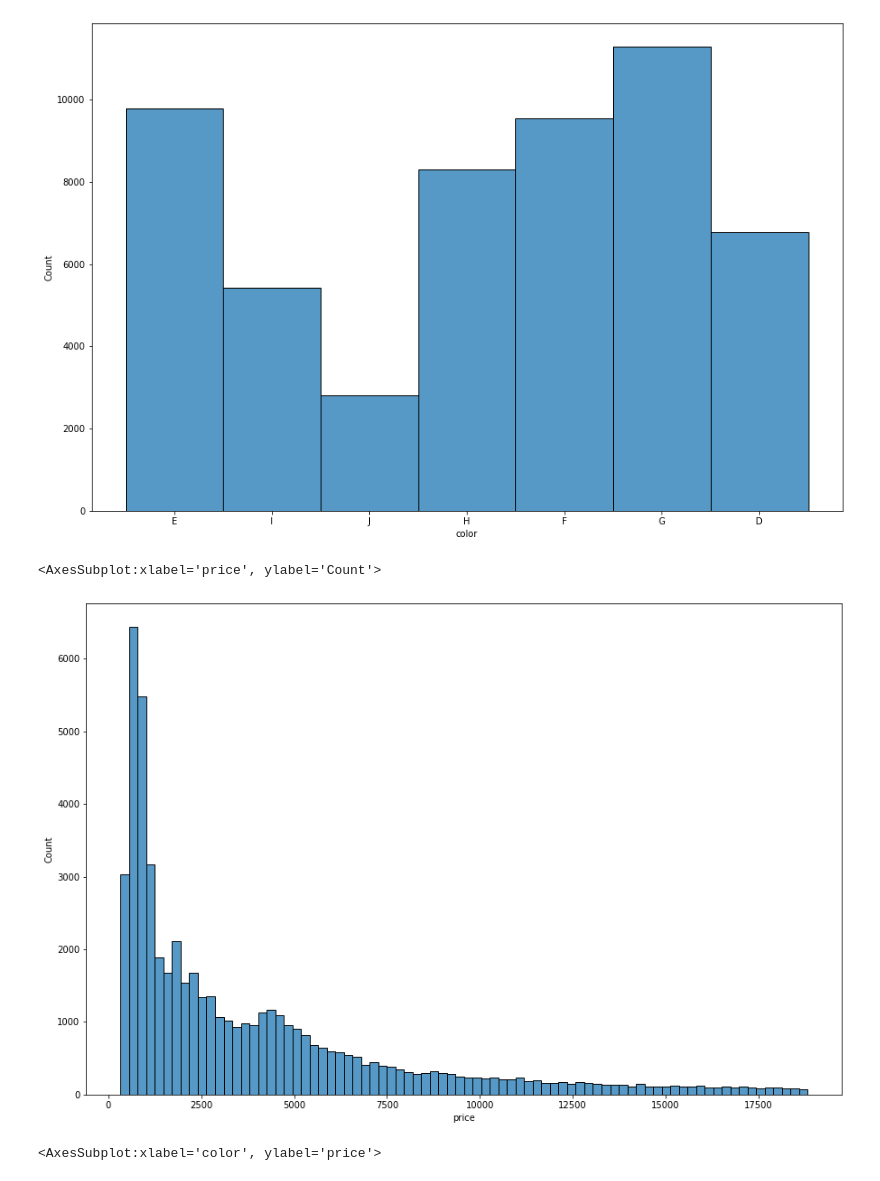
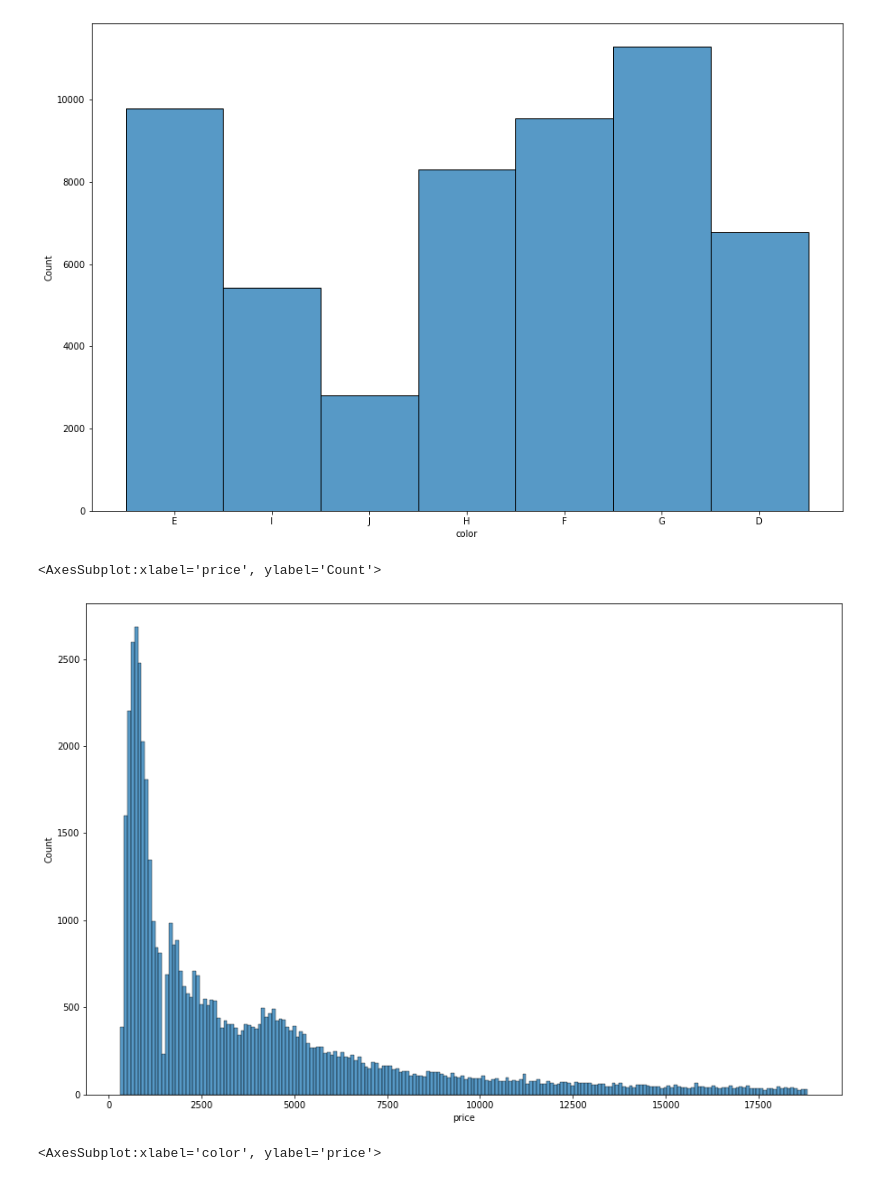
Before and after one commit to Omar-Gebal/Diamonds-Statistical-Analysis-Regression-Classification, a Jupyter notebook: notebook.ipynb, the cells around one changed output. Saved outputs shown, nothing was run; the diff lists cells and outputs as text; code cells hidden in the pictures.

```diff
--- a/notebook.ipynb
+++ b/notebook.ipynb
@@ -404,10 +404,10 @@ sns.histplot(data['color'],palette='GnBu_d')
 [figure]
 # %%
 plt.figure(figsize=(15, 10))
-sns.histplot(d['price'],palette='GnBu_d')
+sns.histplot(data['price'],palette='GnBu_d', bins=200)
 # %% [output]
 <AxesSubplot:xlabel='price', ylabel='Count'>
-[figure, old version]
+[figure, new version]
 # %%
 plt.figure(figsize=(15, 10))
 sns.boxenplot(x=data['color'], y=data['price'],
```
Also changed, not shown: parts of 11 cells of this notebook, 1 other file.
